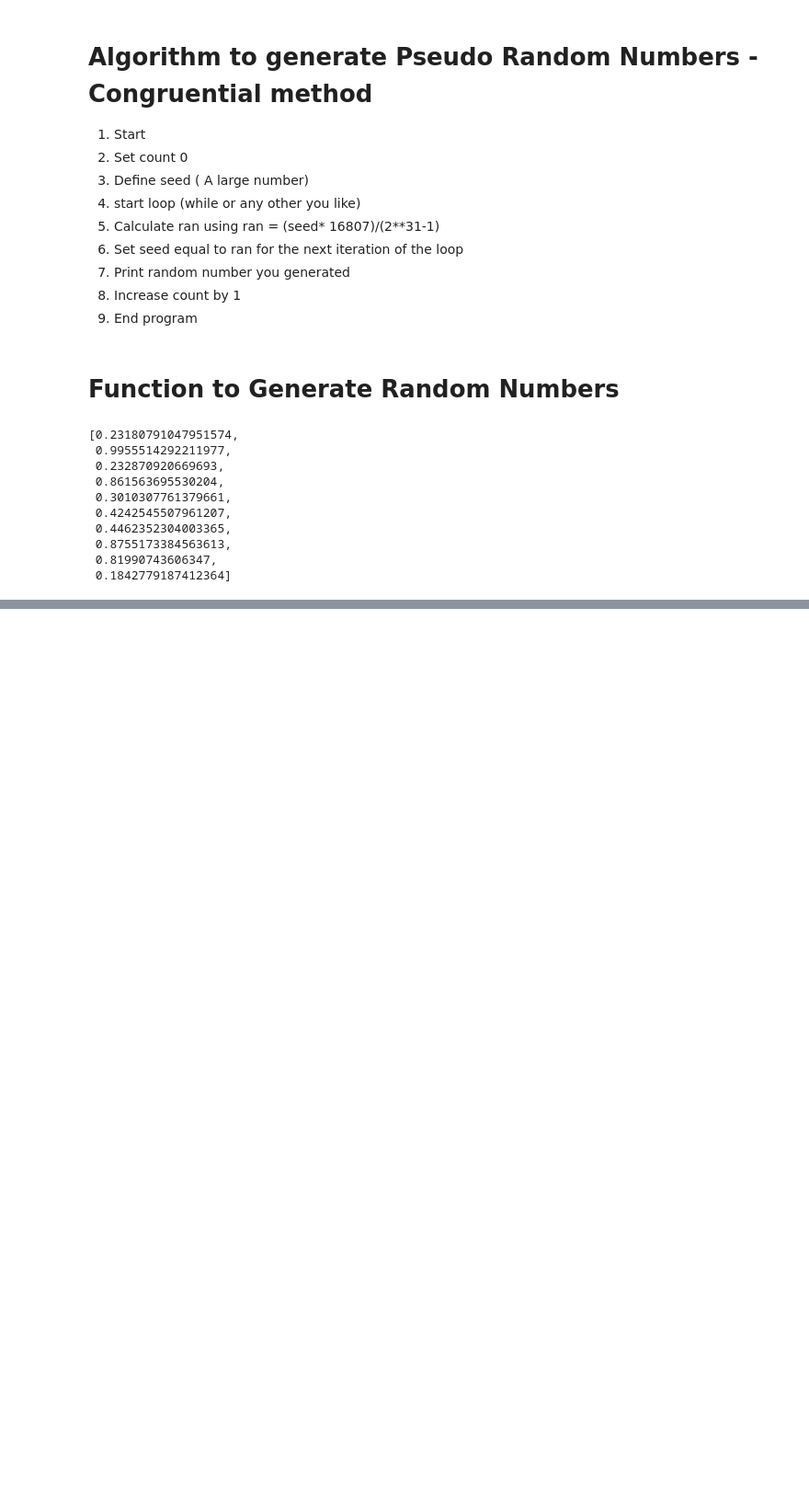
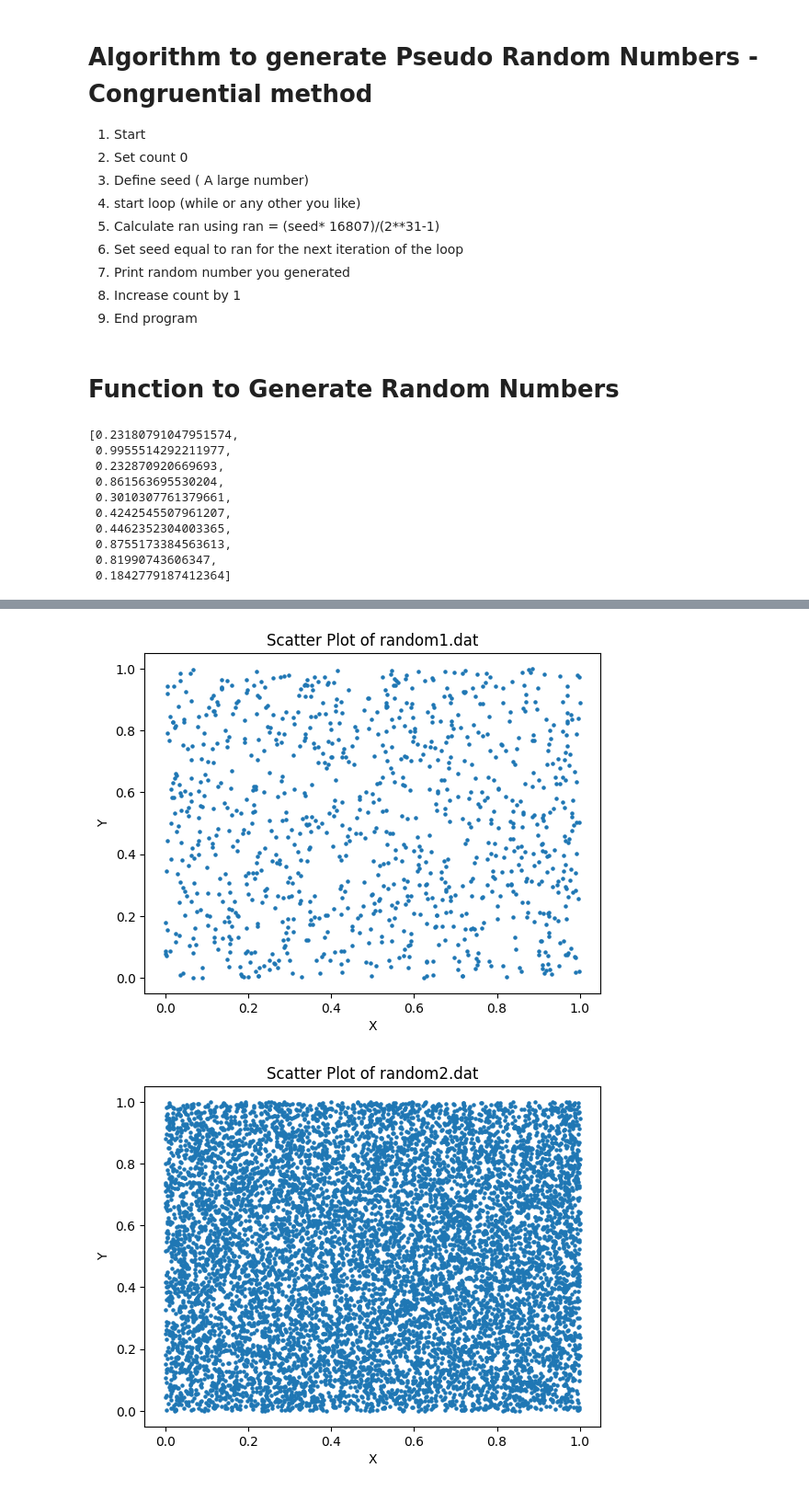
Before and after one commit to Rk-Pudasaini/Monte_Carlo_Simulation, a Jupyter notebook: Generating_Pseudo_Random_Numbers.ipynb, the cells around one changed output, grey strips where cells are left out. Shown at 92% size. Cells and saved outputs as stored; diff of their text form; code cells hidden in the pictures; blank space fills up the shorter version.

```diff
--- a/Generating_Pseudo_Random_Numbers.ipynb
+++ b/Generating_Pseudo_Random_Numbers.ipynb
@@ -45,0 +107,21 @@ random_number_list
+# %%
+#function to plot the scatter plots
+def plot_scatter(file_name):
+    data = np.loadtxt(file_name, delimiter=',')
+    x = data[:, 0]
+    y = data[:, 1]
+
+    plt.scatter(x, y, s=5)
+    plt.title(f'Scatter Plot of {file_name}')
+    plt.xlabel('X')
+    plt.ylabel('Y')
+    plt.show()
+# %%
+# Plot scatter plots
+plot_scatter('random1.dat')
+plot_scatter('random2.dat')
+plot_scatter('random3.dat')
+plot_scatter('random4.dat')
+# %% [output]
+[figure, added]
+[figure, added]
```
Also changed, not shown: parts of 19 cells of this notebook.
